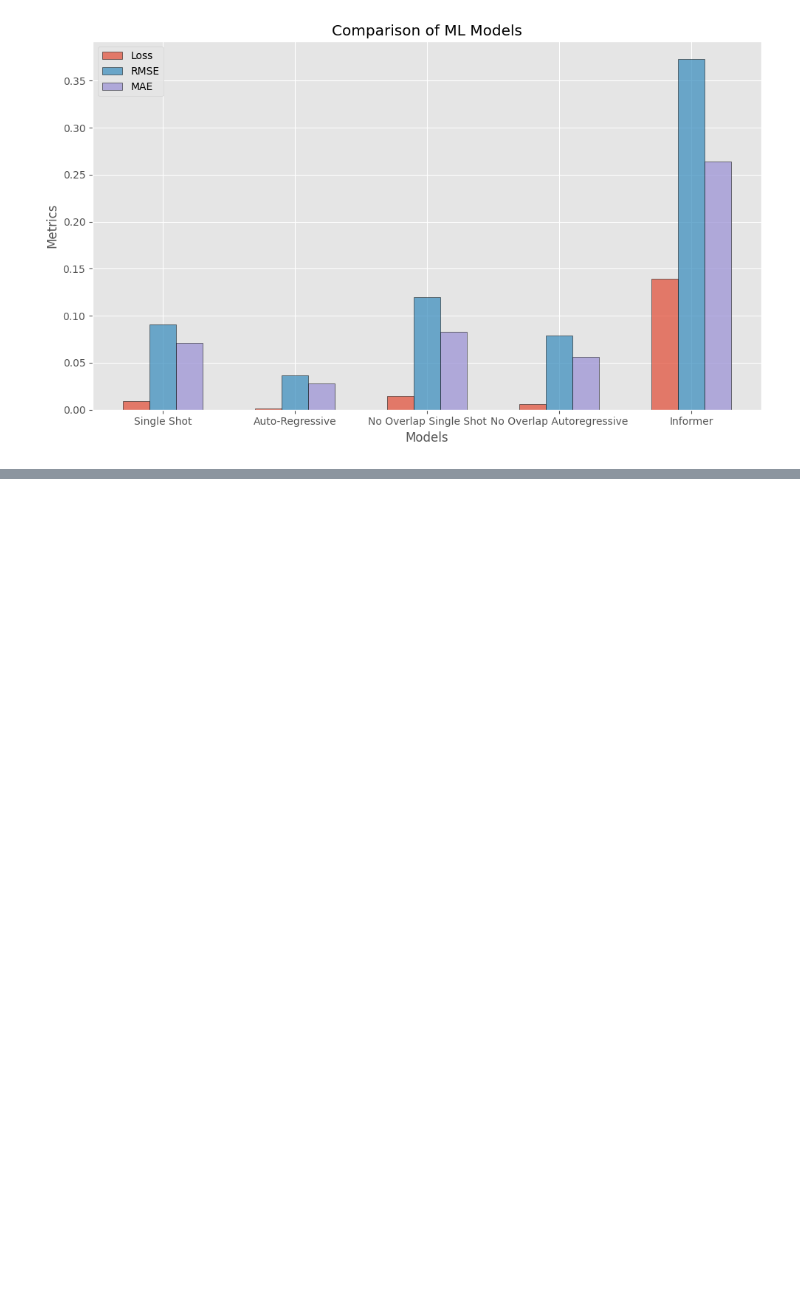
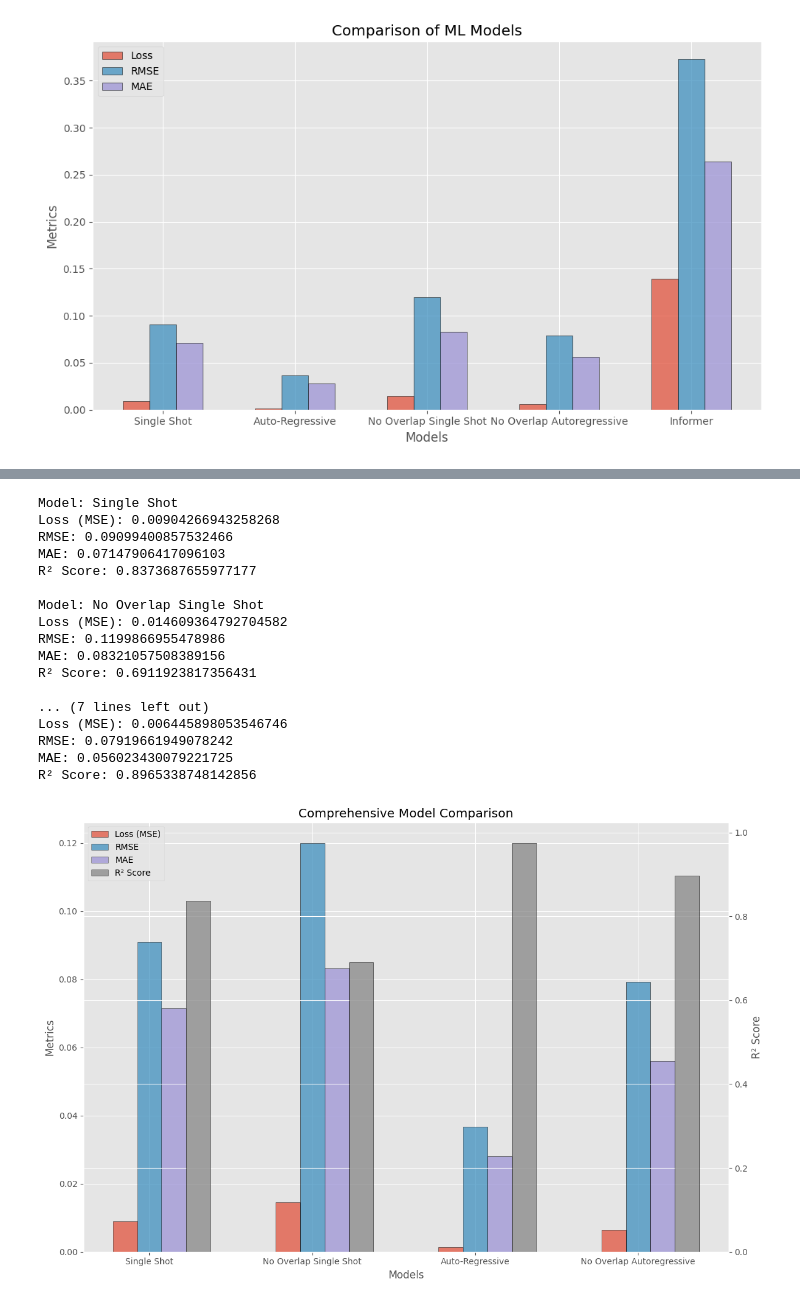
Before and after one commit to philiphan0109/time-series-forecasting, a Jupyter notebook: Single Feature Model/model_results.ipynb, the cells around one changed output, grey strips where cells are left out. Drawn from its saved outputs; the diff is of its cells as text; code cells hidden in the pictures; blank space fills up the shorter version.

```diff
--- a/Single Feature Model/model_results.ipynb
+++ b/Single Feature Model/model_results.ipynb
@@ -278,0 +338,65 @@ plt.show()
+# %%
+import matplotlib.pyplot as plt
+
+models = ['Single Shot', 'No Overlap Single Shot', 'Auto-Regressive', 'No Overlap Autoregressive']
+loss = [single_shot_metrics[0], no_overlap_single_shot_metrics[0], auto_regressive_metrics[0], no_overlap_ar_metrics[0]]
+rmse = [single_shot_metrics[1], no_overlap_single_shot_metrics[1], auto_regressive_metrics[1], no_overlap_ar_metrics[1]]
+mae = [single_shot_metrics[2], no_overlap_single_shot_metrics[2], auto_regressive_metrics[2], no_overlap_ar_metrics[2]]
+r_squared = [single_shot_metrics[3], no_overlap_single_shot_metrics[3], auto_regressive_metrics[3], no_overlap_ar_metrics[3]]
+
+for i, model in enumerate(models):
+    print(f"Model: {model}")
+    print(f"Loss (MSE): {loss[i]}")
+    print(f"RMSE: {rmse[i]}")
+    print(f"MAE: {mae[i]}")
+    print(f"R² Score: {r_squared[i]}\n")
+
+x = range(len(models))
+width = 0.15
+
+fig, ax1 = plt.subplots(figsize=(12, 8))
+
+# Plotting Loss, RMSE, and MAE with primary y-axis and a higher zorder to bring bars to the front
+bars1 = ax1.bar(x, loss, width, label='Loss (MSE)', align='center', alpha=0.7, edgecolor='black', zorder=3)
+bars2 = ax1.bar([p + width for p in x], rmse, width, label='RMSE', align='center', alpha=0.7, edgecolor='black', zorder=3)
+bars3 = ax1.bar([p + width*2 for p in x], mae, width, label='MAE', align='center', alpha=0.7, edgecolor='black', zorder=3)
+
+ax1.set_xlabel('Models')
+ax1.set_ylabel('Metrics')
+ax1.set_title('Comprehensive Model Comparison')
+ax1.set_xticks([p + width for p in x])
+ax1.set_xticklabels(models)
+
+# Creating a secondary y-axis for R² scores
+ax2 = ax1.twinx()
+# Plotting R² bars with a lower zorder to ensure they don't overlap the primary bars
+bars4 = ax2.bar([p + width*3 for p in x], r_squared, width, label='R² Score', align='center', alpha=0.7, edgecolor='black', color='grey', zorder=2)
+ax2.set_ylabel('R² Score')
+
+# Combining legends from both y-axes
+lines, labels = ax1.get_legend_handles_labels()
+lines2, labels2 = ax2.get_legend_handles_labels()
+ax2.legend(lines + lines2, labels + labels2, loc='upper left')
+
+plt.tight_layout()
+plt.savefig('figures/Comprehensive Model Comparison.jpg', format='jpg', bbox_inches='tight', dpi = 300)
+plt.show()
+# %% [output]
+Model: Single Shot
+Loss (MSE): 0.00904266943258268
+RMSE: 0.09099400857532466
+MAE: 0.07147906417096103
+R² Score: 0.8373687655977177
+
+Model: No Overlap Single Shot
+Loss (MSE): 0.014609364792704582
+RMSE: 0.1199866955478986
+MAE: 0.08321057508389156
+R² Score: 0.6911923817356431
+
+... (7 lines left out)
+Loss (MSE): 0.006445898053546746
+RMSE: 0.07919661949078242
+MAE: 0.056023430079221725
+R² Score: 0.8965338748142856
+[figure, added]
```
Also changed, not shown: parts of 3 cells of this notebook, 2 other files.
